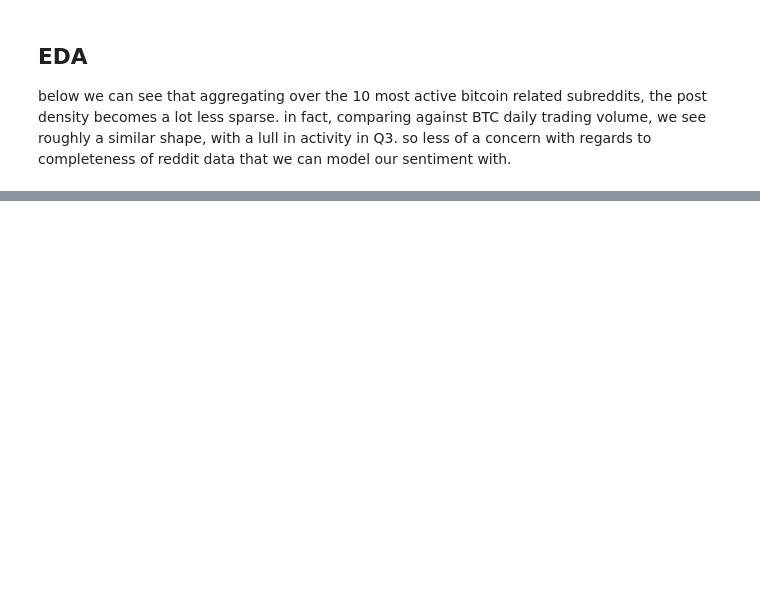
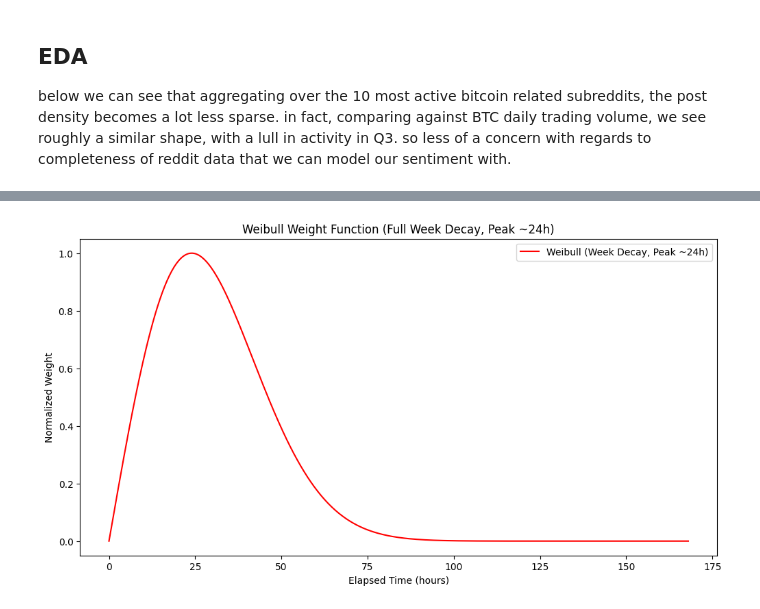
Before and after one commit to ethan-cyj/DSE4211-Group-BTC-Day-Trading, a Jupyter notebook: data_preprocessing/reddit_preprocess.ipynb, the cells around one changed output, grey strips where cells are left out. Cells and saved outputs as stored; diff of their text form; code cells hidden in the pictures; blank space fills up the shorter version.

```diff
--- a/data_preprocessing/reddit_preprocess.ipynb
+++ b/data_preprocessing/reddit_preprocess.ipynb
@@ -226,0 +247,89 @@ plt.show()
+# %%
+from scipy.stats import weibull_min
+import matplotlib.pyplot as plt
+
+# --- Alternative Weibull Parameters for a Full Week Decay ---
+# We want the mode (peak) to be ~24 hours. For a Weibull with shape k,
+# the mode is given by: mode = lam * ((k-1)/k)^(1/k)
+# For k = 2.0, set lam such that lam/sqrt(2) = 24 => lam = 24 * sqrt(2)
+k_week = 2.0
+lam_week = 24 * np.sqrt(2)   # Approximately 33.94 hours
+x_mode_week = lam_week * ((k_week - 1) / k_week) ** (1 / k_week)
+max_weight_week = weibull_min.pdf(x_mode_week, k_week, scale=lam_week)
+
+def weight_function_week(x):
+    """
+    Compute the weight for an elapsed time x (in hours) using a Weibull PDF
+    normalized so that the maximum weight is 1.
+
+    This function is designed so that the impact of a post increases to a peak
+    around 24 hours and then decays over the course of one week (168 hours).
+    """
+    if x < 0:
+        return 0.0
+    return weibull_min.pdf(x, k_week, scale=lam_week) / max_weight_week
+
+# --- For Comparison: Plot the Weight Function ---
+x_vals = np.linspace(0, 168, 500)  # from 0 to 168 hours
+y_vals = [weight_function_week(x) for x in x_vals]
+
+plt.figure(figsize=(12,6))
+plt.plot(x_vals, y_vals, label='Weibull (Week Decay, Peak ~24h)', color='red')
+plt.xlabel('Elapsed Time (hours)')
+plt.ylabel('Normalized Weight')
+plt.title('Weibull Weight Function (Full Week Decay, Peak ~24h)')
+plt.legend()
+plt.show()
+
+# --- Alternative Smoothed Sentiment Function Using the New Weight Function ---
+def compute_smoothed_sentiment_weibull_week(t):
+    """
+    Compute the smoothed sentiment at time t by summing the weighted sentiment scores
+    from news events in the last week (168 hours) using the alternative Weibull function.
+    """
+    # Consider news events in the last 168 hours (1 week)
+    window_start = t - pd.Timedelta(hours=168)
+    df_window = df[(df['created_at'] > window_start) & (df['created_at'] <= t)]
+    if df_window.empty:
+        return 0.0
+    # Calculate the elapsed time in hours since each post
+    time_diffs = (t - df_window['created_at']).dt.total_seconds() / 3600.0
+    # Apply the alternative Weibull weight function
+    weights = time_diffs.apply(weight_function_week)
+    # Sum the weighted sentiment scores
+    weighted_sentiment = (df_window['sentiment_score'] * weights).sum()
+    return weighted_sentiment
+
+# --- Assuming you have start_time, end_time, and df defined ---
+# For example, if:
+# start_time = df['created_at'].min().floor('H')
+# end_time = df['created_at'].max().ceil('H')
+hourly_index = pd.date_range(start=start_time, end=end_time, freq='H')
+
+# Compute the smoothed sentiment using the alternative function
+smoothed_sentiments_week = [compute_smoothed_sentiment_weibull_week(t) for t in hourly_index]
+
+# Save results in a DataFrame for further analysis/plotting
+df_sentiment = pd.DataFrame({'smoothed_sentiment_weibull_week': smoothed_sentiments_week}, index=hourly_index)
+print(df_sentiment.head())
+
+plt.figure(figsize=(12,6))
+plt.plot(df_sentiment.index, df_sentiment['smoothed_sentiment_weibull_week'], label='Smoothed Sentiment (Weibull Week Decay)', color='red')
+plt.xlabel('Time')
+plt.ylabel('Smoothed Sentiment')
+plt.title('Historical Smoothed Sentiment (Weibull Week Decay)')
+plt.legend()
+plt.tight_layout()
+plt.show()
+
+#plot a section of the data from  2024-11 to 2024-12
+plt.figure(figsize=(12,6))
+plt.plot(df_sentiment.loc['2024-12':'2024-12'].index, df_sentiment.loc['2024-12':'2024-12']['smoothed_sentiment_weibull_week'], label='Smoothed Sentiment (Weibull Week Decay)', color='red')
+plt.xlabel('Time')
+plt.ylabel('Smoothed Sentiment')
+plt.title('Historical Smoothed Sentiment (Weibull-based Decay)')
+plt.legend()
+plt.tight_layout()
+plt.show()
+# %% [output]
+[figure, added]
```
Also changed, not shown: parts of 8 cells of this notebook, 5 other files.
